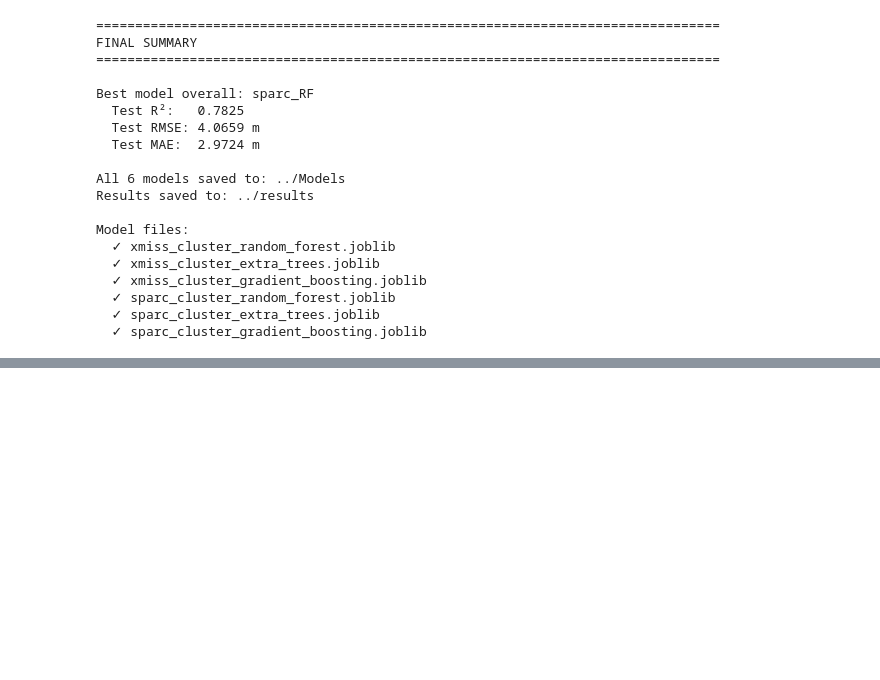
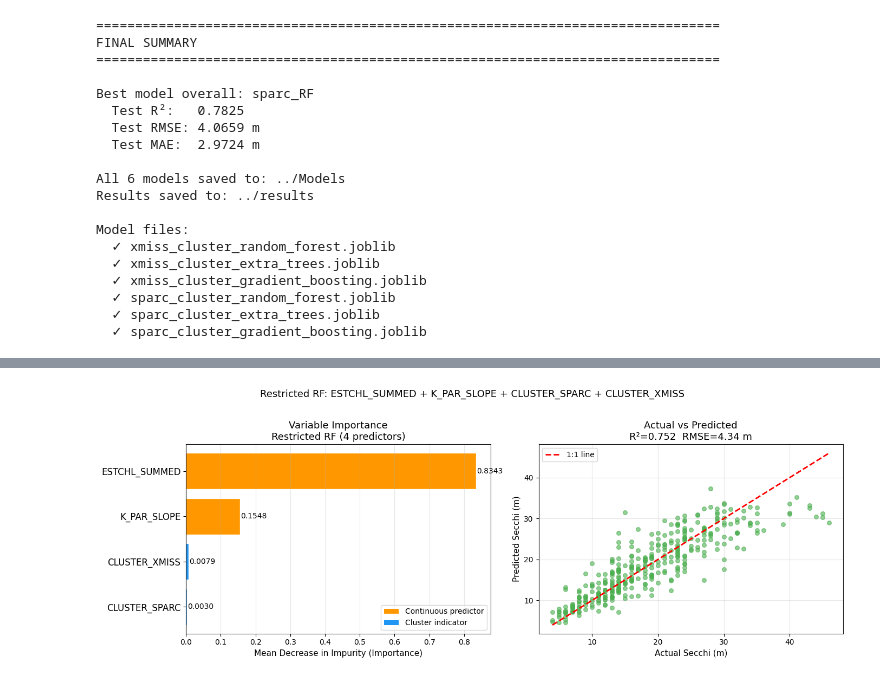
Before and after one commit to LucasC212/Scripps-Light-Attenuation-Capstone-Project, a Jupyter notebook: scripts/clustered_models_rf_ensemble_gb.ipynb, the cells around one changed output, grey strips where cells are left out. Cells and saved outputs as stored; diff of their text form; code cells hidden in the pictures; blank space fills up the shorter version.

Commit message:
RF w 2 cluster predictors

```diff
--- a/scripts/clustered_models_rf_ensemble_gb.ipynb
+++ b/scripts/clustered_models_rf_ensemble_gb.ipynb
@@ -1056,0 +1103,68 @@ Model files:
+# %%
+# ============================================================================
+# VARIABLE IMPORTANCE PLOT — Restricted RF (4 features)
+# ============================================================================
+
+feat_imp = restricted_results['feature_importance']
+
+fig, axes = plt.subplots(1, 2, figsize=(14, 5))
+
+# --- Bar chart of importances ---
+ax = axes[0]
+colors_imp = ['#2196F3' if 'CLUSTER' in f else '#FF9800' for f in feat_imp['feature']]
+bars = ax.barh(range(len(feat_imp)), feat_imp['importance'], color=colors_imp, edgecolor='white')
+ax.set_yticks(range(len(feat_imp)))
+ax.set_yticklabels(feat_imp['feature'], fontsize=12)
+ax.invert_yaxis()
+ax.set_xlabel('Mean Decrease in Impurity (Importance)', fontsize=11)
+ax.set_title('Variable Importance\nRestricted RF (4 predictors)', fontsize=13)
+ax.grid(True, alpha=0.3, axis='x')
+
+# Annotate bars with importance values
+for i, (bar, val) in enumerate(zip(bars, feat_imp['importance'])):
+    ax.text(val + 0.002, i, f'{val:.4f}', va='center', fontsize=10)
+
+from matplotlib.patches import Patch
+legend_elements = [
+    Patch(facecolor='#FF9800', label='Continuous predictor'),
+    Patch(facecolor='#2196F3', label='Cluster indicator'),
+]
+ax.legend(handles=legend_elements, fontsize=10, loc='lower right')
+
+# --- Actual vs Predicted scatter ---
+ax2 = axes[1]
+y_true = restricted_results['y_test']
+y_pred = restricted_results['y_test_pred']
+r2   = restricted_results['test_r2']
+rmse = restricted_results['test_rmse']
+
+ax2.scatter(y_true, y_pred, alpha=0.6, s=30, color='#4CAF50')
+lo, hi = min(y_true.min(), y_pred.min()), max(y_true.max(), y_pred.max())
+ax2.plot([lo, hi], [lo, hi], 'r--', lw=2, label='1:1 line')
+ax2.set_xlabel('Actual Secchi (m)', fontsize=11)
+ax2.set_ylabel('Predicted Secchi (m)', fontsize=11)
+ax2.set_title(f'Actual vs Predicted\nR²={r2:.3f}  RMSE={rmse:.2f} m', fontsize=13)
+ax2.legend(fontsize=10)
+ax2.grid(True, alpha=0.3)
+
+plt.suptitle('Restricted RF: ESTCHL_SUMMED + K_PAR_SLOPE + CLUSTER_SPARC + CLUSTER_XMISS',
+             fontsize=13, y=1.02)
+plt.tight_layout()
+plt.savefig(results_dir / 'restricted_rf_4features_importance.png', dpi=300, bbox_inches='tight')
+plt.show()
+print(f"Saved: {results_dir / 'restricted_rf_4features_importance.png'}")
+
+print("\n" + "="*60)
+print("RESTRICTED RF SUMMARY")
+print("="*60)
+print(f"Features:  {RESTRICTED_FEATURES}")
+print(f"CV R²:     {restricted_results['cv_r2'].mean():.4f} ± {restricted_results['cv_r2'].std():.4f}")
+print(f"CV RMSE:   {restricted_results['cv_rmse'].mean():.4f} ± {restricted_results['cv_rmse'].std():.4f}")
+print(f"Train R²:  {restricted_results['train_r2']:.4f}")
+print(f"Test R²:   {restricted_results['test_r2']:.4f}")
+print(f"Test RMSE: {restricted_results['test_rmse']:.4f} m")
+print(f"Test MAE:  {restricted_results['test_mae']:.4f} m")
+print(f"\nFeature importances:")
+print(feat_imp.to_string(index=False))
+# %% [output]
+[figure, added]
```
Also changed, not shown: parts of 3 cells of this notebook, 3 other files.
